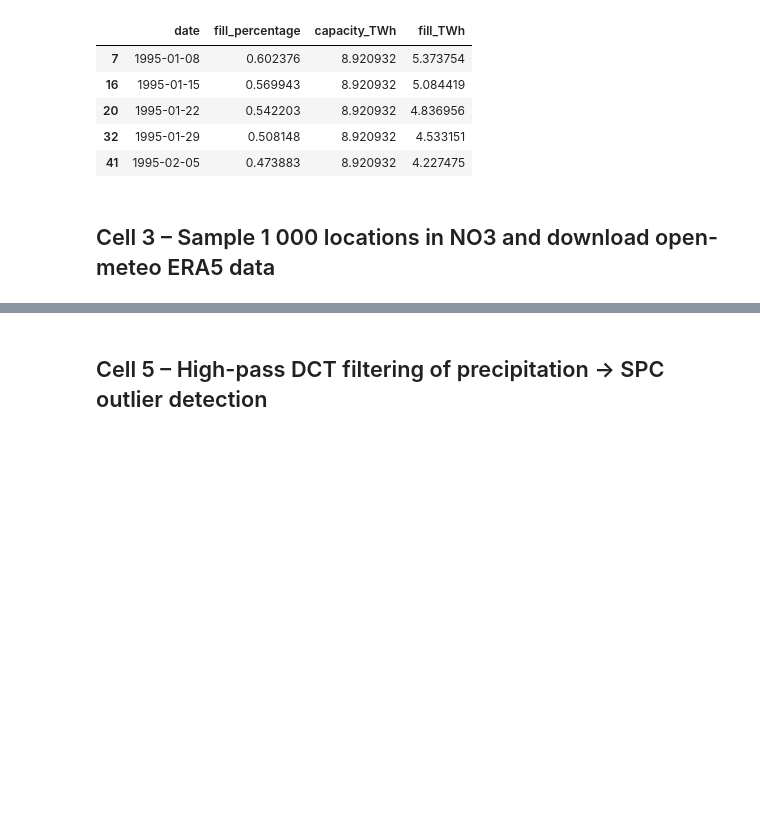
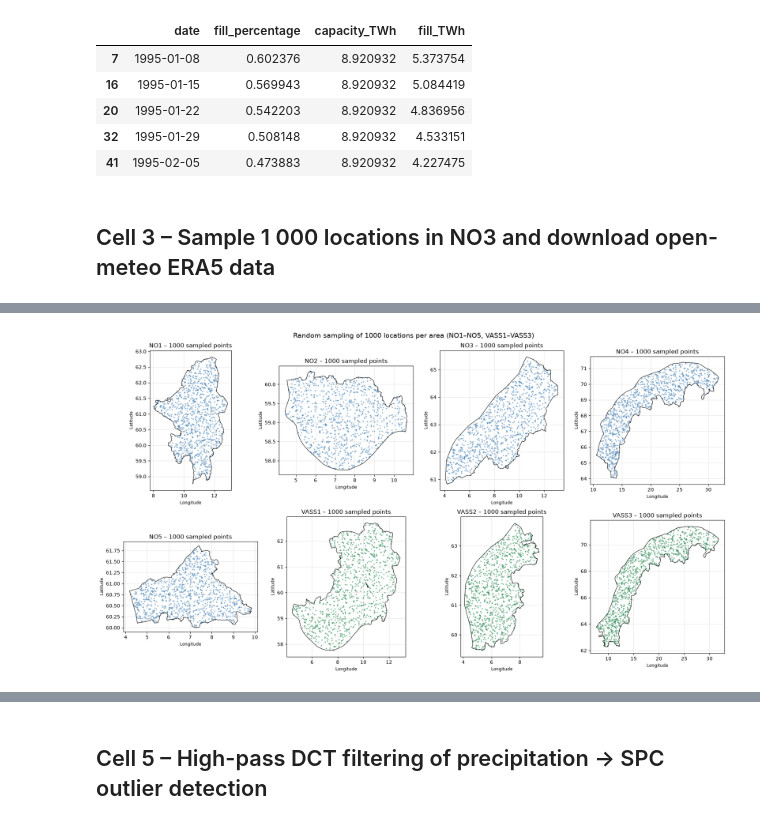
Before and after one commit to 59762/IND320-59762, a Jupyter notebook: notebooks/notebook_3.ipynb, the cells around one changed output, grey strips where cells are left out. Cells and saved outputs as stored; diff of their text form; code cells hidden in the pictures; blank space fills up the shorter version.

```diff
--- a/notebooks/notebook_3.ipynb
+++ b/notebooks/notebook_3.ipynb
@@ -80,23 +80,64 @@ NO3 rows: 1663
 # %% [markdown]
 ## Cell 3 – Sample 1 000 locations in NO3 and download open-meteo ERA5 data
 # %%
-# Sample locations inside the real NVE electricity-area polygons (atlas.nve.no shapefile)
-# instead of approximate bounding boxes.
+# Sample locations inside the real NVE polygons (atlas.nve.no shapefiles)
+# instead of approximate bounding boxes. Covers all electricity areas (NO1-NO5)
+# and all water-catchment areas (VASS1-VASS3).
+from functools import lru_cache
 from pathlib import Path
 import geopandas as gpd
 import shapely
 
 ROOT = Path.cwd().parent if Path.cwd().name == 'notebooks' else Path.cwd()
-EL_SHP = next((ROOT / 'data' / 'shapefiles' / 'electricity_areas').glob('*.shp'))
-EL_AREAS = gpd.read_file(EL_SHP).to_crs('EPSG:25833')       # column 'budomr' = "NO 1" ... "NO 5"
+SHAPE_DIR = ROOT / 'data' / 'shapefiles'
+EL_SHP     = next((SHAPE_DIR / 'electricity_areas').glob('*.shp'))
+REGION_SHP = next((SHAPE_DIR / 'NVE_Regions').glob('*.shp'))
+
+EL_AREAS    = gpd.read_file(EL_SHP).to_crs('EPSG:25833')                    # column 'budomr' = "NO 1" ... "NO 5"
+NVE_REGIONS = gpd.read_file(REGION_SHP, encoding='utf-8').to_crs('EPSG:25833')  # column 'REGION': RS, RØ, RV, RM, RN
+
+# VASS areas are built from the NVE regions (same mapping as pages/5_Weather_Analysis.py):
+# 1 = East (RS + RØ), 2 = West (RV), 3 = North (RM + RN)
+VASS_WEST, VASS_NORTH = ['RV'], ['RM', 'RN']
+
+# All areas handled in this section: label -> (area_type, area_nr)
+AREAS = {
+    'NO1': ('EL', 1), 'NO2': ('EL', 2), 'NO3': ('EL', 3), 'NO4': ('EL', 4), 'NO5': ('EL', 5),
+    'VASS1': ('VASS', 1), 'VASS2': ('VASS', 2), 'VASS3': ('VASS', 3),
+}
 
 
-def sample_locations(area_nr: int, n: int = 1000, seed: int = 42) -> list[tuple[float, float]]:
-    """n random (lon, lat) points inside the polygon of electricity area NO<area_nr>."""
-    sel = EL_AREAS[EL_AREAS['budomr'].str.extract(r'(\d+)')[0].astype(int) == area_nr]
+@lru_cache(maxsize=None)
+def area_polygon(area_type: str, area_nr: int):
+    """Polygon (EPSG:25833, metres) of one NVE area, read from the shapefile."""
+    if area_type == 'EL':
+        nr = EL_AREAS['budomr'].astype(str).str.extract(r'(\d+)')[0].astype(float)
+        sel = EL_AREAS[nr == area_nr]
+    elif area_type == 'VASS':
+        code = NVE_REGIONS['REGION']
+        masks = {
+            1: ~code.isin(VASS_WEST + VASS_NORTH),   # RS + RØ (matched by exclusion: safe with Ø encoding)
+            2: code.isin(VASS_WEST),
+            3: code.isin(VASS_NORTH),
+        }
+        if area_nr not in masks:
+            raise ValueError(f'Unknown VASS area {area_nr}. Choose from 1-3')
+        sel = NVE_REGIONS[masks[area_nr]]
+    else:
+        raise ValueError(f"Unknown area_type {area_type!r}. Choose 'EL' or 'VASS'")
     if sel.empty:
-        raise ValueError(f'Unknown area_nr {area_nr}. Choose from 1-5')
-    geom = shapely.union_all(sel.geometry.values)
+        raise ValueError(f'No polygon found for {area_type} {area_nr}.')
+    return shapely.union_all(sel.geometry.values)
+
+
+def sample_locations(area_nr: int, n: int = 1000, seed: int = 42,
+                     area_type: str = 'EL') -> list[tuple[float, float]]:
+    """n random (lon, lat) points inside the polygon of the given area.
+
+    area_type='EL'   -> electricity area NO<area_nr> (1-5)
+    area_type='VASS' -> water-catchment area VASS<area_nr> (1-3)
+    """
+    geom = area_polygon(area_type, area_nr)
     rng = np.random.default_rng(seed)
     minx, miny, maxx, maxy = geom.bounds
     xs, ys = [], []
@@ -108,7 +149,30 @@ def sample_locations(area_nr: int, n: int = 1000, seed: int = 42) -> list[tuple[
     return [(p.x, p.y) for p in pts]
 
 
-# Quick sanity check
-sample_no3 = sample_locations(area_nr=3, n=5)
-print('5 sample locations for NO3:', sample_no3)
+# Sample 1 000 locations for every area (same seed and logic as the original NO3 run)
+N_SAMPLES = 1000
+samples = {
+    label: sample_locations(area_nr=nr, n=N_SAMPLES, seed=42, area_type=atype)
+    for label, (atype, nr) in AREAS.items()
+}
+
+# Quick sanity check: count + first 5 points per area (NO3 reproduces the earlier output)
+for label, pts in samples.items():
+    print(f'{label}: {len(pts)} sample locations, first 5: {pts[:5]}')
+sample_no3 = samples['NO3'][:5]
+
+# Visualisation: the 1 000 sampled points on top of each area polygon
+fig_samples, axes = plt.subplots(2, 4, figsize=(18, 10))
+for ax, (label, (atype, nr)) in zip(axes.ravel(), AREAS.items()):
+    outline = gpd.GeoSeries([area_polygon(atype, nr)], crs='EPSG:25833').to_crs('EPSG:4326')
+    outline.boundary.plot(ax=ax, color='black', linewidth=0.8)
+    lons, lats = zip(*samples[label])
+    ax.scatter(lons, lats, s=3, alpha=0.5, color='steelblue' if atype == 'EL' else 'seagreen')
+    ax.set_aspect(1 / np.cos(np.deg2rad(np.mean(lats))))     # keep the map proportions realistic
+    ax.set_title(f'{label} – {len(lons)} sampled points')
+    ax.set_xlabel('Longitude'); ax.set_ylabel('Latitude')
+    ax.grid(True, alpha=0.3)
+fig_samples.suptitle(f'Random sampling of {N_SAMPLES} locations per area (NO1–NO5, VASS1–VASS3)', fontsize=14)
+plt.tight_layout()
+plt.show()
 # %% [output]
@@ -116,3 +187,4 @@ print('5 sample locations for NO3:', sample_no3)
+[figure, added]
 # %%
 # open-meteo ERA5 download function
 # API docs: https://open-meteo.com/en/docs/historical-weather-api
```
Also changed, not shown: parts of 5 cells of this notebook.
